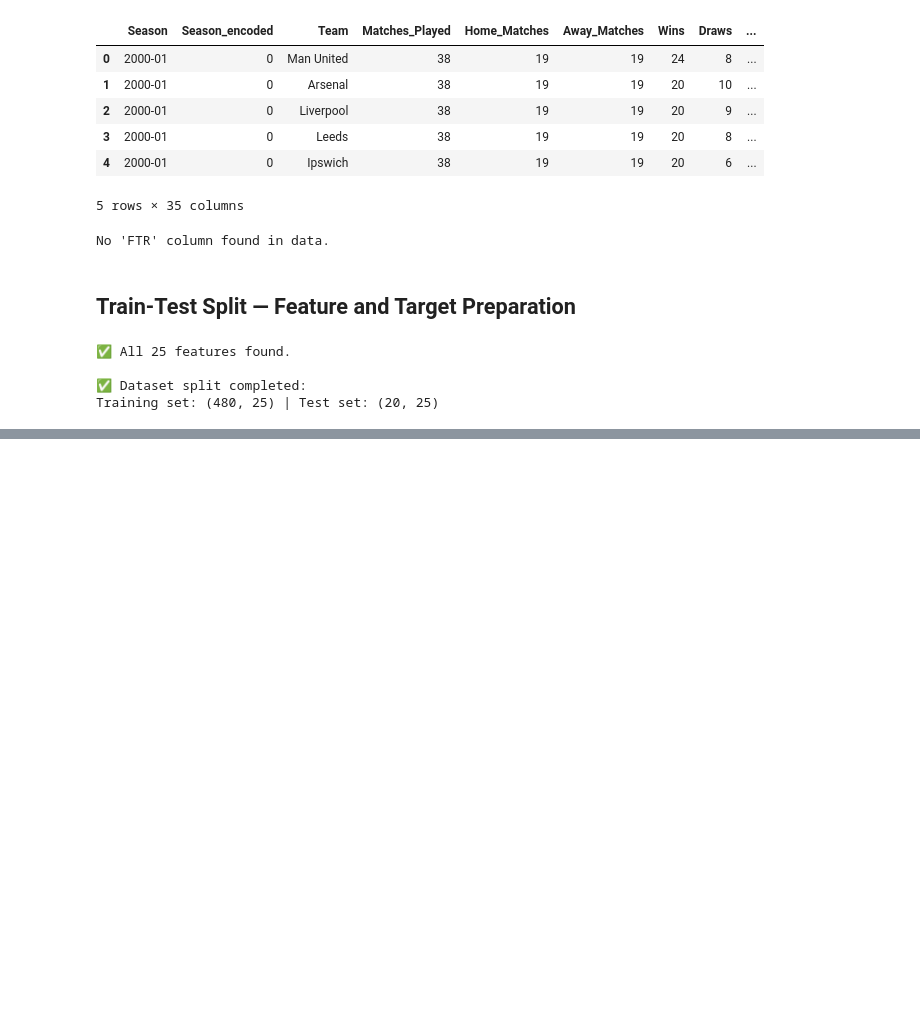
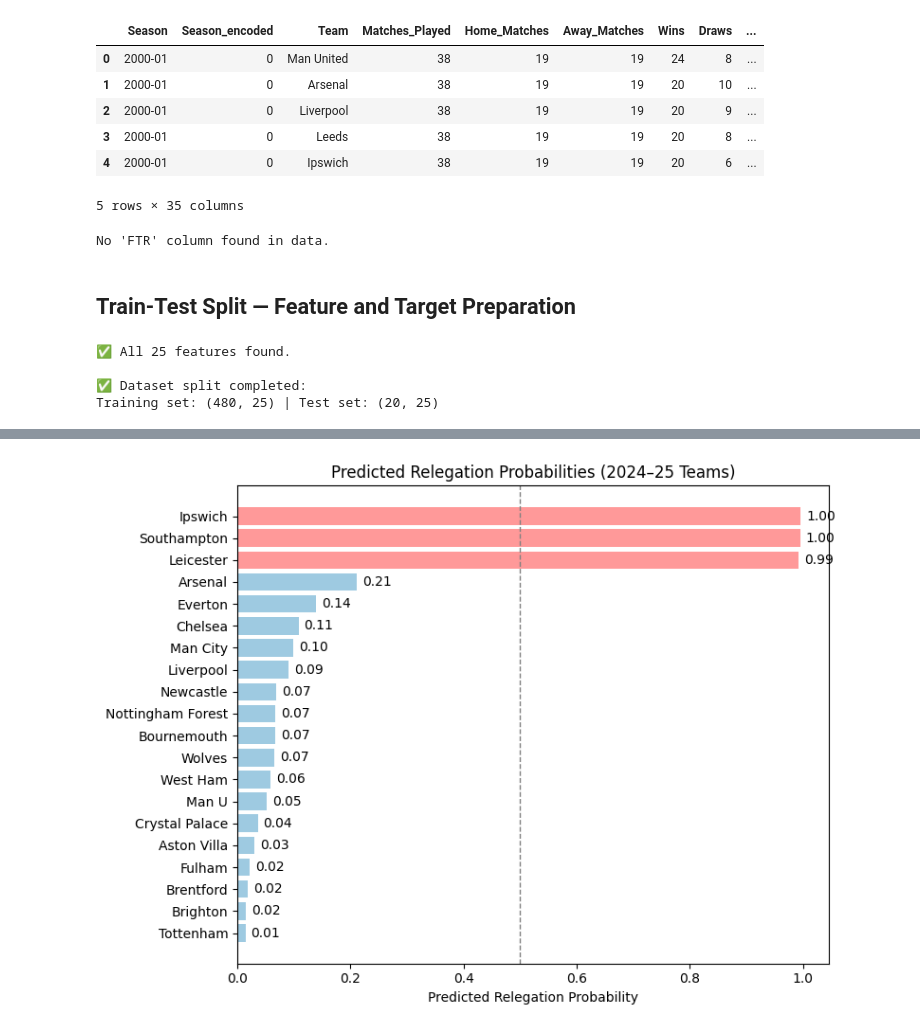
Before and after one commit to AtfastrSlushyMaker/pl-standings-prediction-project, a Jupyter notebook: notebooks/algorithms/SVM/svm_model.ipynb, the cells around one changed output, grey strips where cells are left out. Drawn from its saved outputs; the diff is of its cells as text; code cells hidden in the pictures; blank space fills up the shorter version.

```diff
--- a/notebooks/algorithms/SVM/svm_model.ipynb
+++ b/notebooks/algorithms/SVM/svm_model.ipynb
@@ -118,0 +394,84 @@ Training set: (480, 25) | Test set: (20, 25)
+# %%
+import numpy as np
+import pandas as pd
+from sklearn.preprocessing import StandardScaler
+from sklearn.svm import SVC
+import matplotlib.pyplot as plt
+
+# Prepare training data (2023-24 final stats): GF = Goals For, GA = Goals Against
+train_data = {
+    'Team': ['Man City','Arsenal','Liverpool','Aston Villa','Tottenham','Chelsea',
+             'Newcastle','Man U','West Ham','Crystal Palace',
+             'Brighton','Bournemouth','Fulham','Wolves','Everton','Brentford','Forest','Luton','Burnley','Sheff Utd'],
+    'GF':   [96,        91,        86,        76,           74,       77,
+             85,        57,       60,         57,
+             55,        54,         55,        50,      40,         56,        49,      52,     41,        35],
+    'GA':   [34,         29,        41,        61,           61,        63,
+             62,        58,       74,         58,
+             62,        67,         61,        65,      51,         65,        67,      85,     78,       104],
+    'Relegated': [0,    0,         0,         0,            0,        0,
+                  0,        0,        0,         0,
+                  0,        0,         0,        0,       0,         0,         0,        1,       1,        1]
+}
+train_df = pd.DataFrame(train_data)
+
+# Prepare test data (2024-25 final stats)
+test_data = {
+    'Team': ['Liverpool','Arsenal','Man City','Chelsea','Newcastle',
+             'Aston Villa','Nottingham Forest','Brighton','Bournemouth',
+             'Brentford','Fulham','Crystal Palace','Everton','West Ham',
+             'Man U','Wolves','Tottenham','Leicester','Ipswich','Southampton'],
+    'GF':   [86,         69,       72,        64,        68,
+             58,         58,        66,        58,
+             66,        54,        51,        42,       46,
+             44,         54,       64,        33,       36,       26],
+    'GA':   [41,         34,       44,        43,        47,
+             51,         46,        59,        46,
+             57,        54,        51,        44,       62,
+             54,         69,       65,        80,       82,       86],
+    'Relegated': [0,     0,         0,         0,         0,
+                 0,         0,         0,        0,
+                 0,        0,         0,         0,       0,
+                 0,         0,        0,         1,        1,        1]
+}
+test_df = pd.DataFrame(test_data)
+
+# Feature matrices
+X_train = train_df[['GF','GA']].values
+y_train = train_df['Relegated'].values
+X_test  = test_df[['GF','GA']].values
+y_test  = test_df['Relegated'].values
+
+# Scale features for SVM
+scaler = StandardScaler()
+X_train_scaled = scaler.fit_transform(X_train)
+X_test_scaled  = scaler.transform(X_test)
+
+# Train SVM classifier with probability estimates enabled
+svc = SVC(kernel='rbf', probability=True, random_state=0)
+svc.fit(X_train_scaled, y_train)
+
+# Compute predicted probabilities of relegation on test set
+probs = svc.predict_proba(X_test_scaled)[:,1]
+test_df['Prob_Relegation'] = probs
+
+# Sort teams by predicted relegation probability
+test_df.sort_values('Prob_Relegation', ascending=True, inplace=True)
+teams = test_df['Team']
+probas = test_df['Prob_Relegation']
+actual = test_df['Relegated']
+
+# Plot a horizontal bar chart
+plt.figure(figsize=(8,6))
+colors = ['#ff9999' if rel==1 else '#9ecae1' for rel in actual]
+plt.barh(teams, probas, color=colors)
+plt.axvline(0.5, color='gray', linestyle='--', linewidth=1)
+plt.xlabel('Predicted Relegation Probability')
+plt.title('Predicted Relegation Probabilities (2024–25 Teams)')
+# Annotate probability values
+for i, v in enumerate(probas):
+    plt.text(v + 0.01, i, f"{v:.2f}", va='center')
+plt.tight_layout()
+plt.show()
+# %% [output]
+[figure, added]
```
Also changed, not shown: parts of 16 cells of this notebook.
